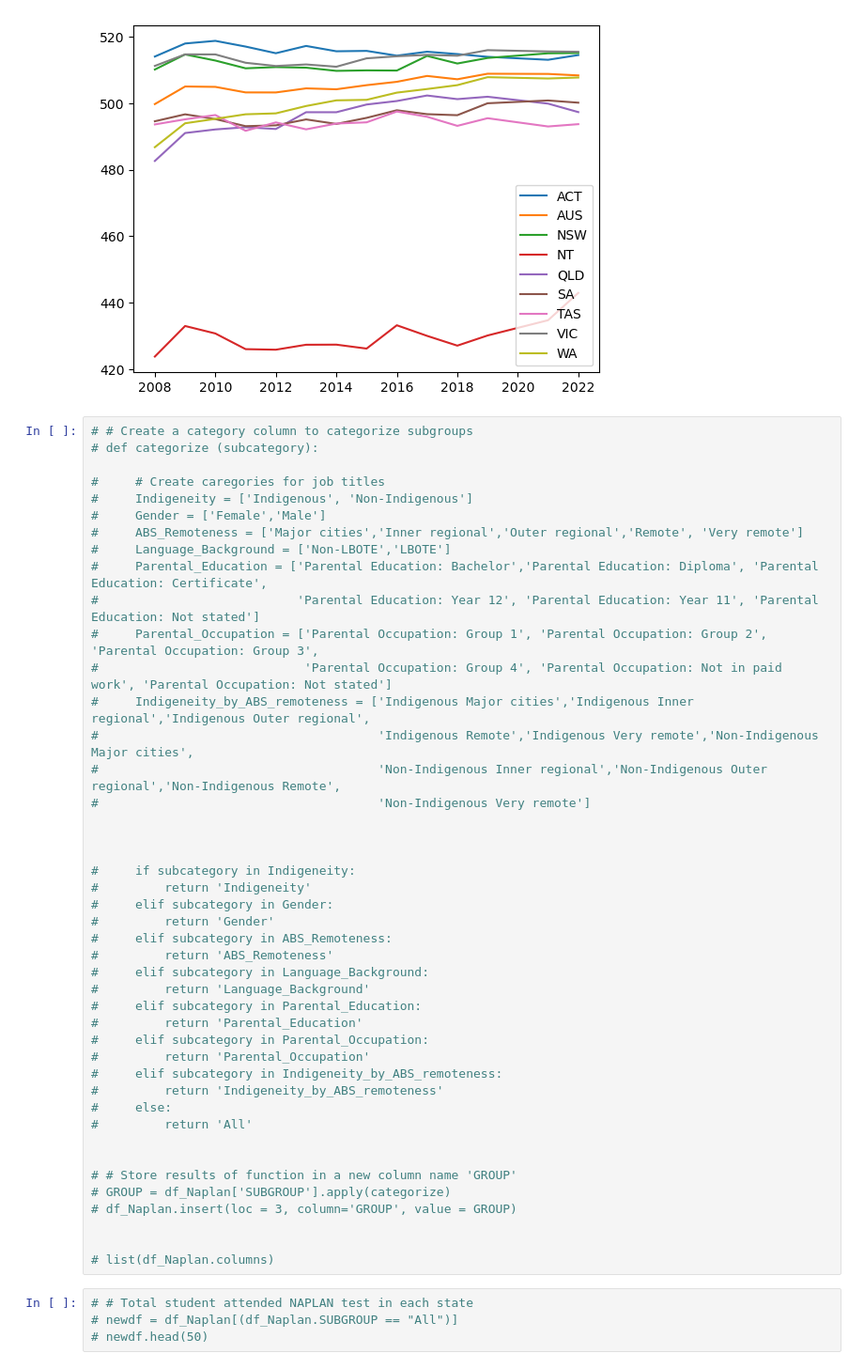
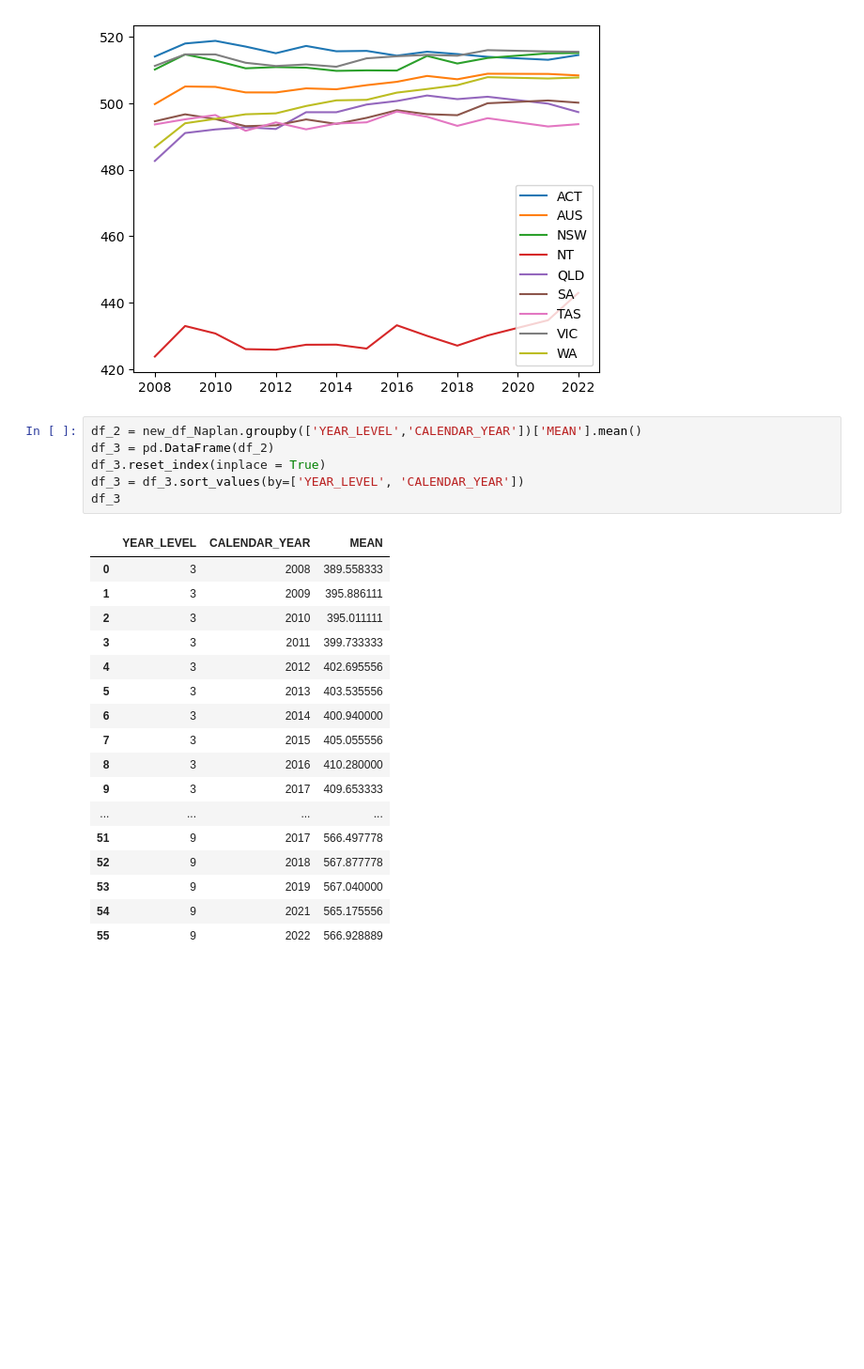
Before and after one commit to BillieOdelle/Project4_NAPLAN_STUDENT_ACHIEVEMENT, a Jupyter notebook: EDA - Minh.ipynb, the cells around one changed output. Shown: that part at 94% size. Drawn from its saved outputs; the diff is of its cells as text; blank space fills up the shorter version.

```diff
--- a/EDA - Minh.ipynb
+++ b/EDA - Minh.ipynb
@@ -201,51 +201,27 @@ plt.legend()
 plt.show()
 # %% [output]
 [figure]
-# %%
-# # Create a category column to categorize subgroups
-# def categorize (subcategory):
-
-#     # Create caregories for job titles
-#     Indigeneity = ['Indigenous', 'Non-Indigenous']
-#     Gender = ['Female','Male']
-#     ABS_Remoteness = ['Major cities','Inner regional','Outer regional','Remote', 'Very remote']
-#     Language_Background = ['Non-LBOTE','LBOTE']
-#     Parental_Education = ['Parental Education: Bachelor','Parental Education: Diploma', 'Parental Education: Certificate',
-#                           'Parental Education: Year 12', 'Parental Education: Year 11', 'Parental Education: Not stated']
-#     Parental_Occupation = ['Parental Occupation: Group 1', 'Parental Occupation: Group 2', 'Parental Occupation: Group 3',
-#                            'Parental Occupation: Group 4', 'Parental Occupation: Not in paid work', 'Parental Occupation: Not stated']
-#     Indigeneity_by_ABS_remoteness = ['Indigenous Major cities','Indigenous Inner regional','Indigenous Outer regional',
-#                                      'Indigenous Remote','Indigenous Very remote','Non-Indigenous Major cities',
-#                                      'Non-Indigenous Inner regional','Non-Indigenous Outer regional','Non-Indigenous Remote',
-#                                      'Non-Indigenous Very remote']
-
-
-
-#     if subcategory in Indigeneity:
-#         return 'Indigeneity'
-#     elif subcategory in Gender:
-#         return 'Gender'
-#     elif subcategory in ABS_Remoteness:
-#         return 'ABS_Remoteness'
-#     elif subcategory in Language_Background:
-#         return 'Language_Background'
-#     elif subcategory in Parental_Education:
-#         return 'Parental_Education'
-#     elif subcategory in Parental_Occupation:
-#         return 'Parental_Occupation'
-#     elif subcategory in Indigeneity_by_ABS_remoteness:
-#         return 'Indigeneity_by_ABS_remoteness'
-#     else:
-#         return 'All'
-
-
-# # Store results of function in a new column name 'GROUP'
-# GROUP = df_Naplan['SUBGROUP'].apply(categorize)
-# df_Naplan.insert(loc = 3, column='GROUP', value = GROUP)
-
-
-# list(df_Naplan.columns)
-# %%
-# # Total student attended NAPLAN test in each state
-# newdf = df_Naplan[(df_Naplan.SUBGROUP == "All")]
-# newdf.head(50)
+# %%
+df_2 = new_df_Naplan.groupby(['YEAR_LEVEL','CALENDAR_YEAR'])['MEAN'].mean()
+df_3 = pd.DataFrame(df_2)
+df_3.reset_index(inplace = True)
+df_3 = df_3.sort_values(by=['YEAR_LEVEL', 'CALENDAR_YEAR'])
+df_3
+# %% [output]
+|  | YEAR_LEVEL | CALENDAR_YEAR | MEAN |
+| 0 | 3 | 2008 | 389.558333 |
+| 1 | 3 | 2009 | 395.886111 |
+| 2 | 3 | 2010 | 395.011111 |
+| 3 | 3 | 2011 | 399.733333 |
+| 4 | 3 | 2012 | 402.695556 |
+| 5 | 3 | 2013 | 403.535556 |
+| 6 | 3 | 2014 | 400.940000 |
+| 7 | 3 | 2015 | 405.055556 |
+| 8 | 3 | 2016 | 410.280000 |
+| 9 | 3 | 2017 | 409.653333 |
+| ... | ... | ... | ... |
+| 51 | 9 | 2017 | 566.497778 |
+| 52 | 9 | 2018 | 567.877778 |
+| 53 | 9 | 2019 | 567.040000 |
+| 54 | 9 | 2021 | 565.175556 |
+| 55 | 9 | 2022 | 566.928889 |
```
Also changed, not shown: parts of 1 cell of this notebook, 5 other files.
